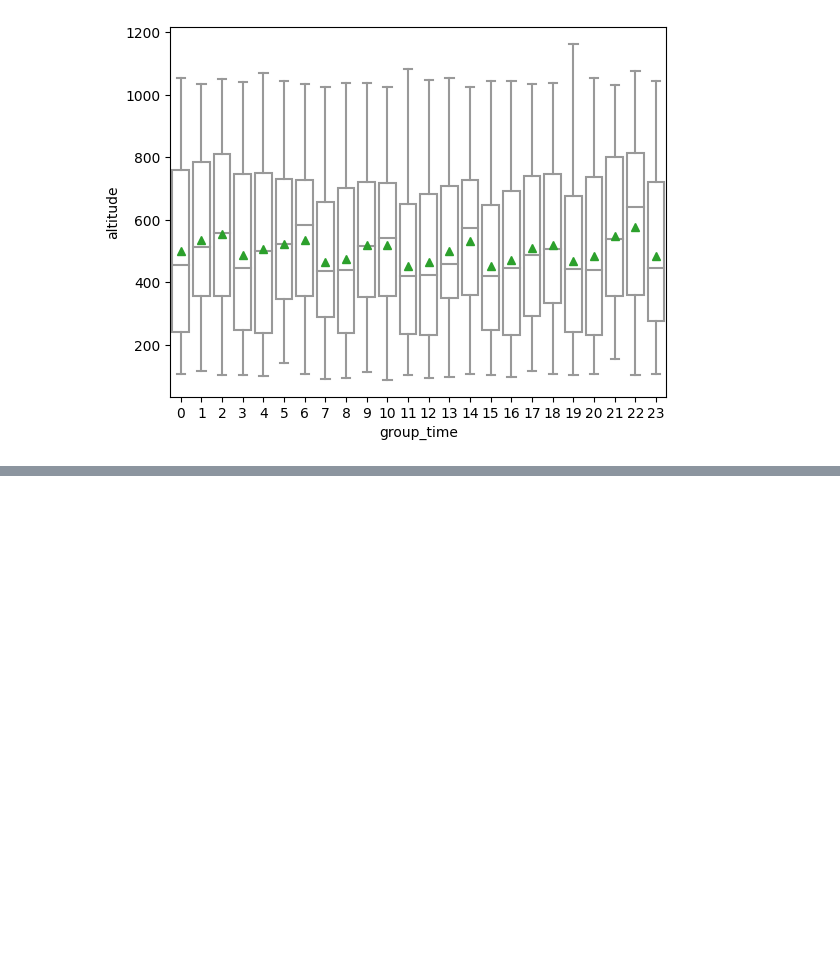
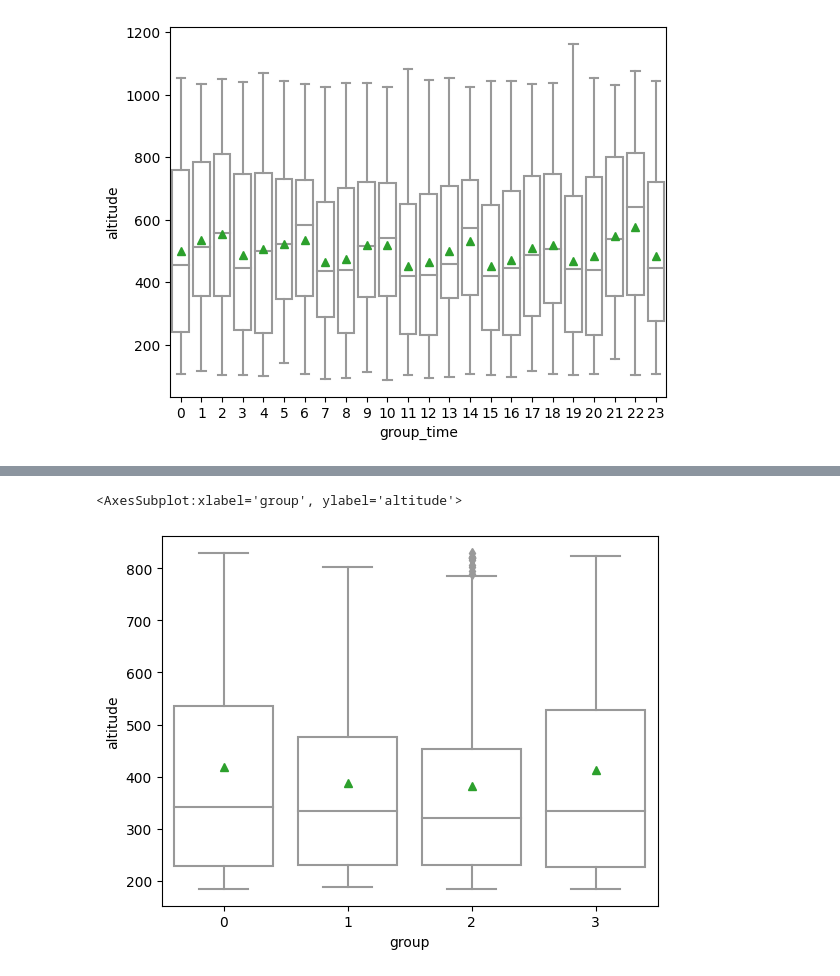
Before and after one commit to sigrunnu/sheep_n_predators, a Jupyter notebook: features/Characteristics.ipynb, the cells around one changed output, grey strips where cells are left out. Cells and saved outputs as stored; diff of their text form; code cells hidden in the pictures; blank space fills up the shorter version.

```diff
--- a/features/Characteristics.ipynb
+++ b/features/Characteristics.ipynb
@@ -88,0 +104,5 @@ sb.boxplot(x="group_time", y='altitude', data = no_attack_df, showfliers = False
+# %%
+sb.boxplot(x="group", y='altitude', data = attack_df, showmeans=True, color="White")
+# %% [output]
+<AxesSubplot:xlabel='group', ylabel='altitude'>
+[figure, added]
```
Also changed, not shown: parts of 3 cells of this notebook, 1 other file.
